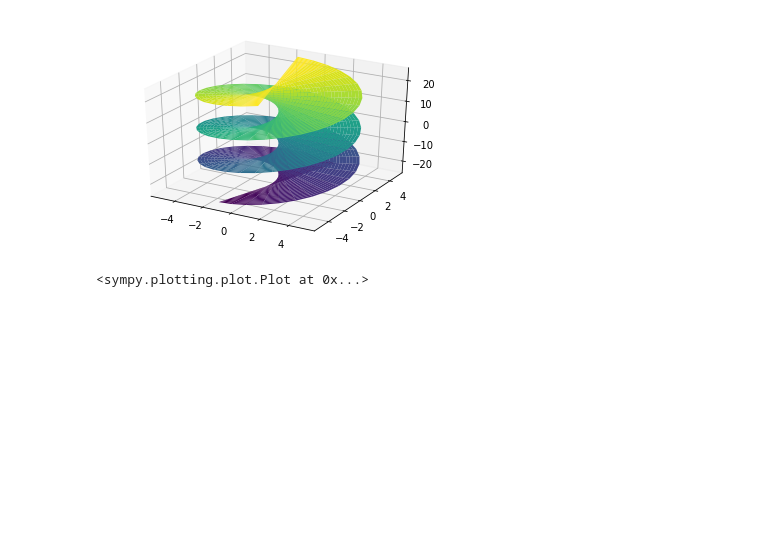
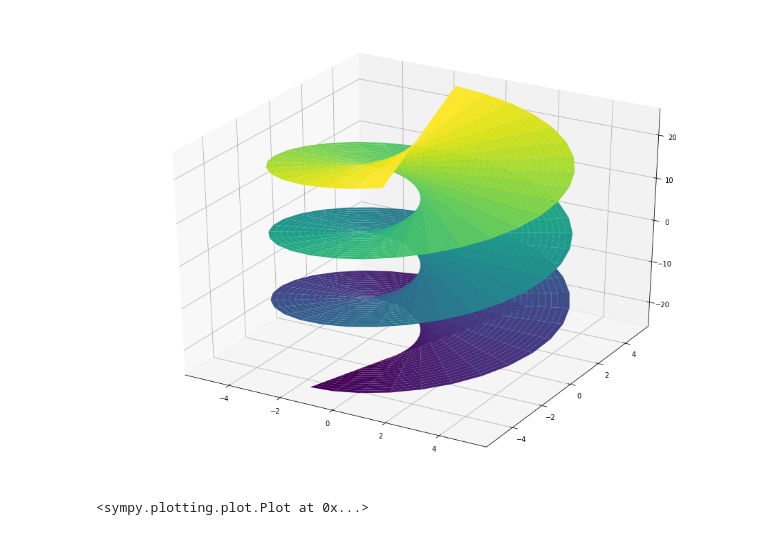
Before and after one commit to mattConn/mathematical-programming, a Jupyter notebook: notebooks/sympy-surf-plot.ipynb, the cells around one changed output. Drawn from its saved outputs; the diff is of its cells as text; code cells hidden in the pictures; blank space fills up the shorter version.

Commit message:
resized plot fig

```diff
--- a/notebooks/sympy-surf-plot.ipynb
+++ b/notebooks/sympy-surf-plot.ipynb
@@ -1,12 +1,15 @@
 # %%
 from sympy import *
 from sympy.plotting import *
+import matplotlib as mpl
+mpl.rcParams['figure.figsize'] = (16,12)
+
 u,v = symbols('u v')
 
 def r(t):
     return t
 
 plot3d_parametric_surface(r(v)*cos(u), r(v)*sin(u),5*u, (u, -5, 5), (v, -5, 5))
 # %% [output]
-[figure, old version]
+[figure, new version]
 <sympy.plotting.plot.Plot at 0x...>
```
Also changed, not shown: 1 other file.
